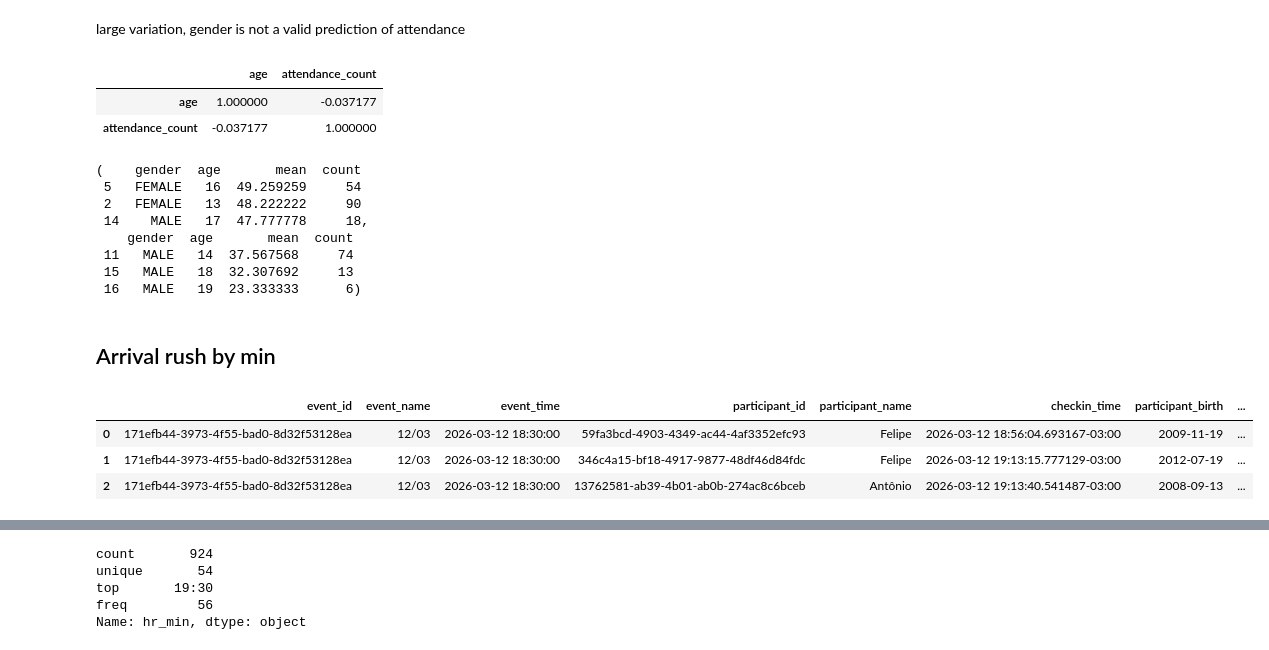
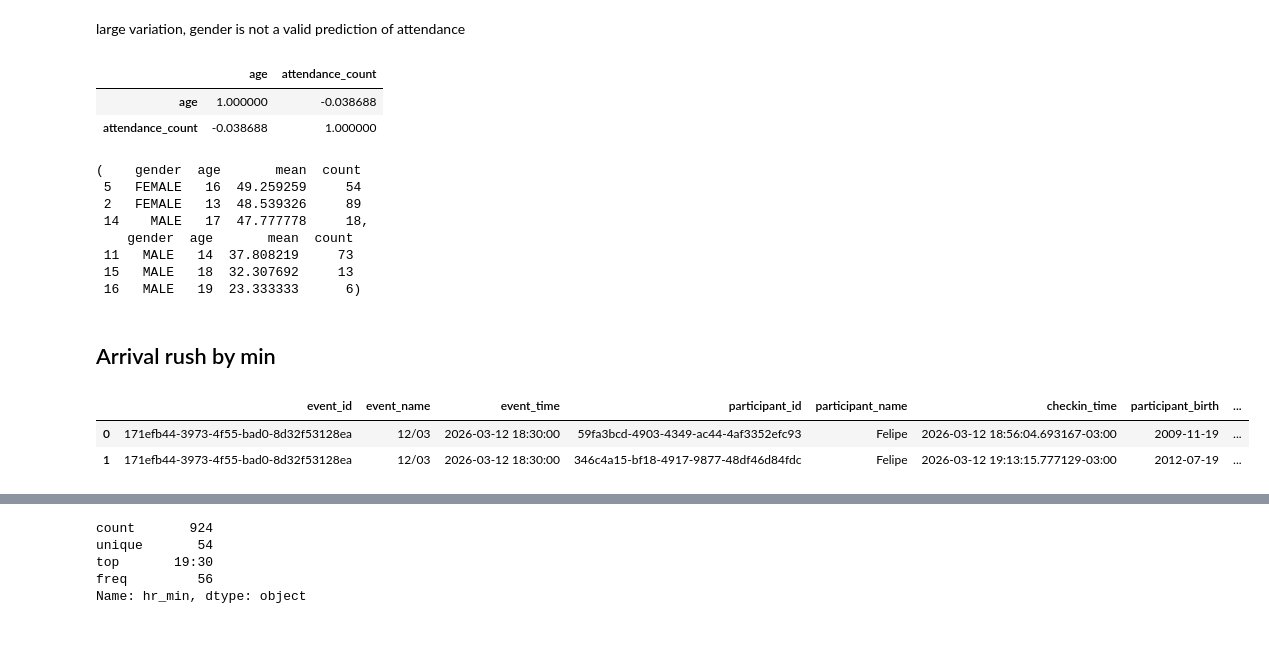
Before and after one commit to YuhanZhou3/ParusyaDA, a Jupyter notebook: analysis.ipynb, the cells around one changed output, grey strips where cells are left out. Saved outputs shown, nothing was run; the diff lists cells and outputs as text; code cells hidden in the pictures.

```diff
--- a/analysis.ipynb
+++ b/analysis.ipynb
@@ -103,0 +10,5 @@ dtype: object
+# %%
+# Load cleaned data for analysis
+df = pd.read_csv("data_public/cleaned_data.csv",
+                 parse_dates=["event_time", "checkin_time", "participant_birth"])
+df.dtypes
@@ -321,8 +242,8 @@ participants[['age', 'attendance_count']].corr()
 #            trendline='ols') # adds a regression trendline
 # %% [output]
 |  | age | attendance_count |
-| age | 1.000000 | -0.037177 |
-| attendance_count | -0.037177 | 1.000000 |
+| age | 1.000000 | -0.038688 |
+| attendance_count | -0.038688 | 1.000000 |
 # %%
 att_age_gender = participants.groupby(['gender','age'])['attendance %']
 engagement = att_age_gender.agg(['mean', 'count']).reset_index()
@@ -332,10 +253,10 @@ engagement.head(3), engagement.tail(3)
 # %% [output]
 (    gender  age       mean  count
  5   FEMALE   16  49.259259     54
- 2   FEMALE   13  48.222222     90
+ 2   FEMALE   13  48.539326     89
  14    MALE   17  47.777778     18,
     gender  age       mean  count
- 11   MALE   14  37.567568     74
+ 11   MALE   14  37.808219     73
  15   MALE   18  32.307692     13
  16   MALE   19  23.333333      6)
 # %%
@@ -383,10 +305,9 @@ var = var.sort_values(by=['mean'], ascending=False)
 # %% [markdown]
 ## Arrival rush by min
 # %%
-df.head(3)
+df.head(2)
 # %% [output]
 |  | event_id | event_name | event_time | participant_id | participant_name | checkin_time | participant_birth | ... |
 | 0 | 171efb44-3973-4f55-bad0-8d32f53128ea | 12/03 | 2026-03-12 18:30:00 | 59fa3bcd-4903-4349-ac44-4af3352efc93 | Felipe | 2026-03-12 18:56:04.693167-03:00 | 2009-11-19 | ... |
 | 1 | 171efb44-3973-4f55-bad0-8d32f53128ea | 12/03 | 2026-03-12 18:30:00 | 346c4a15-bf18-4917-9877-48df46d84fdc | Felipe | 2026-03-12 19:13:15.777129-03:00 | 2012-07-19 | ... |
-| 2 | 171efb44-3973-4f55-bad0-8d32f53128ea | 12/03 | 2026-03-12 18:30:00 | 13762581-ab39-4b01-ab0b-274ac8c6bceb | Antônio | 2026-03-12 19:13:40.541487-03:00 | 2008-09-13 | ... |
 # %%
```
Also changed, not shown: parts of 17 cells of this notebook, 2 other files.
